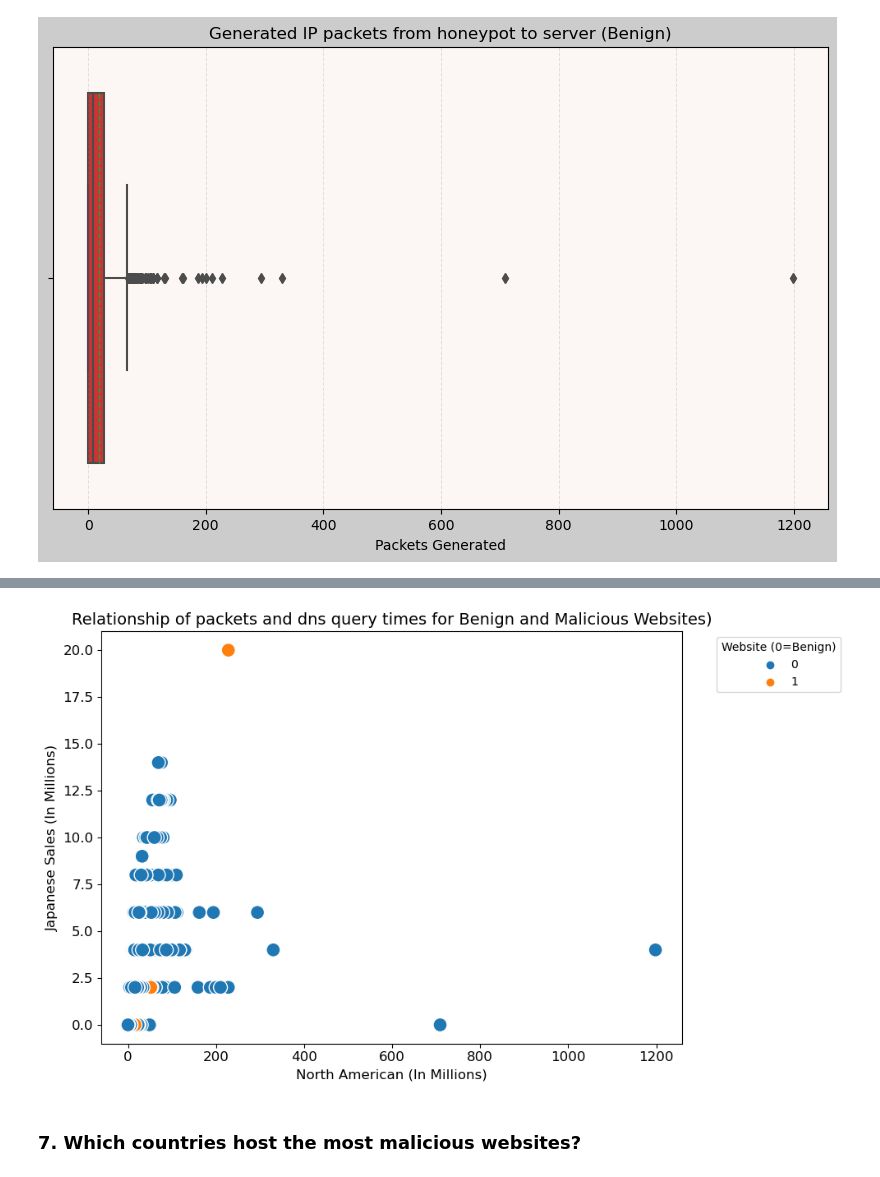
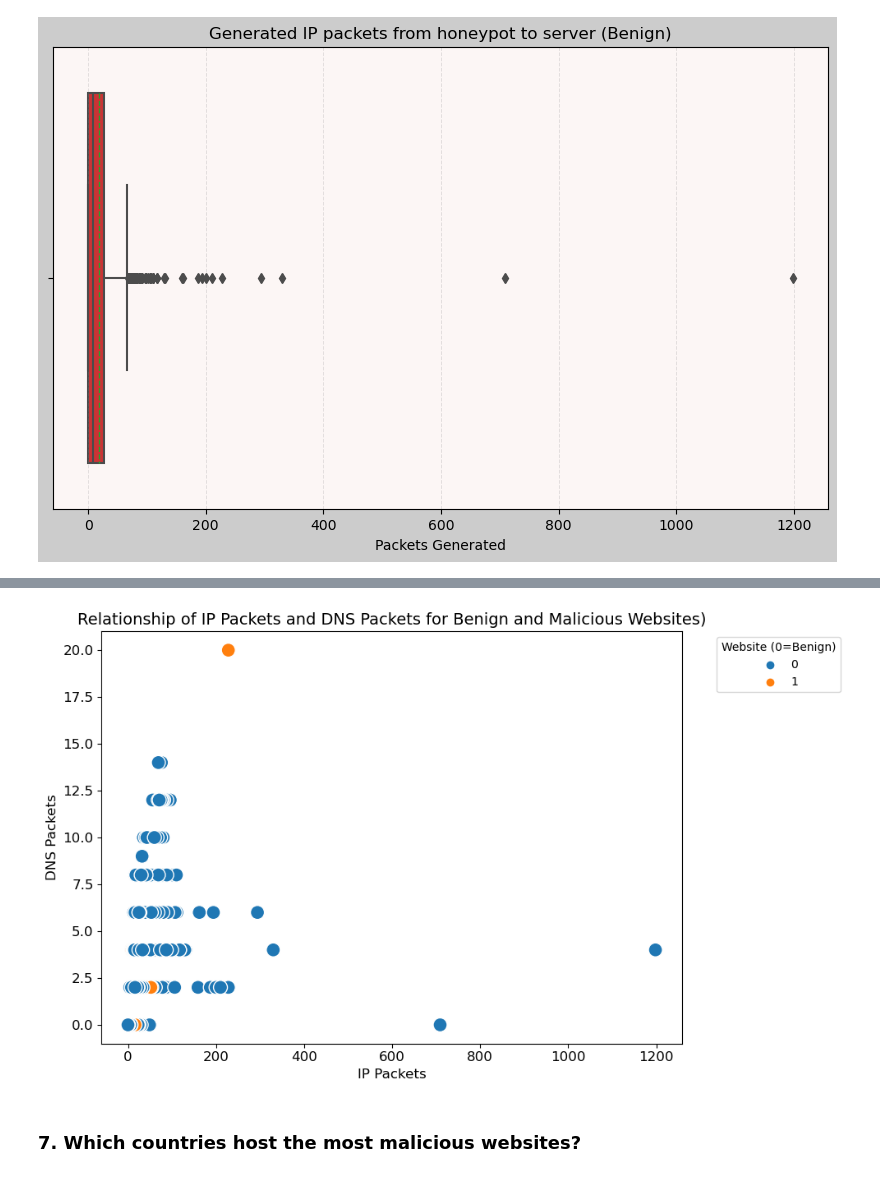
Before and after one commit to chrisheimbuch/malicious-websites-research-report, a Jupyter notebook: source/malicious_or_benign_websites_eda.ipynb, the cells around one changed output, grey strips where cells are left out. Drawn from its saved outputs; the diff is of its cells as text; code cells hidden in the pictures.

```diff
--- a/source/malicious_or_benign_websites_eda.ipynb
+++ b/source/malicious_or_benign_websites_eda.ipynb
@@ -229,5 +232 @@ df_copy['server'].fillna("Unknown", inplace=True)
 df_copy['server'] = df_copy['server'].str.lower()
-# %%
-df_copy['standardized_server'] = df_copy['server'].apply(standardize_server)
-
-print(df_copy[['server', 'standardized_server']])
@@ -938,18 +941,17 @@ malicious_df
 # %%
-# Relationship analysis for Nintendo's sales by region
+# Relationship analysis for DNS Query Times and APP Packetsd
 plt.figure(figsize=(10, 6))
 sns.scatterplot(data=df_copy, x=df_copy['app_packets'], y=df_copy['dns_query_times'], hue=df_copy['type'], s=150)
-plt.title("Relationship of packets and dns query times for Benign and Malicious Websites)", fontsize=14)
-plt.xlabel('North American (In Millions)', fontsize=12)
-plt.ylabel('Japanese Sales (In Millions)', fontsize=12)
+plt.title("Relationship of IP Packets and DNS Packets for Benign and Malicious Websites)", fontsize=14)
+plt.xlabel('IP Packets', fontsize=12)
+plt.ylabel('DNS Packets', fontsize=12)
 plt.xticks(fontsize=12)
 plt.yticks(fontsize=12)
 plt.legend(title='Website (0=Benign)', bbox_to_anchor=(1.05, 1), loc='upper left')
 plt.tight_layout()
-
 plt.show()
 # %% [output]
-[figure, old version]
+[figure, new version]
 # %% [markdown]
 ### 7.	Which countries host the most malicious websites?
 # %%
```
Also changed, not shown: parts of 60 cells of this notebook, 2 other files.
